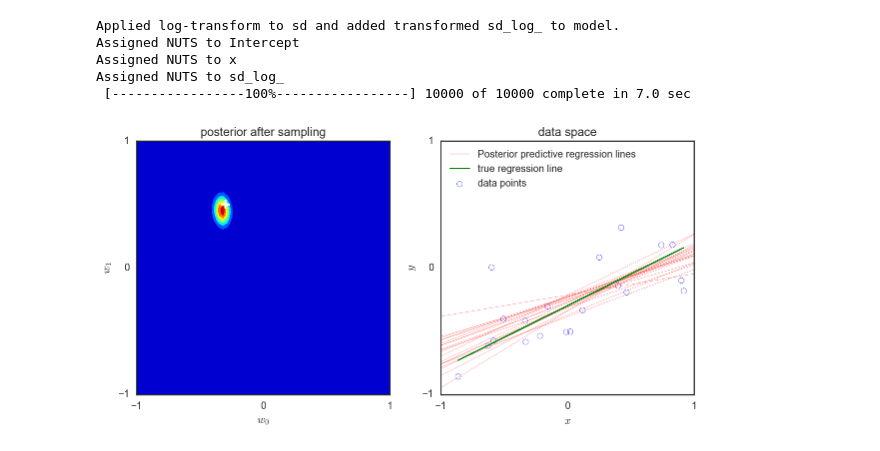
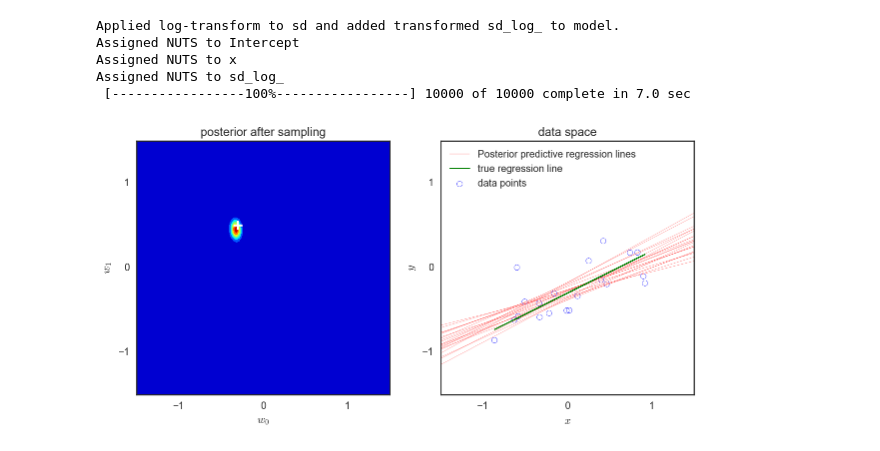
Before and after one commit to AI-Stuff/Various-Machine-Learning-bits, a Jupyter notebook: Bayesian Linear Regression.ipynb, the cells around one changed output. Cells and saved outputs as stored; diff of their text form; code cells hidden in the pictures.

```diff
--- a/Bayesian Linear Regression.ipynb
+++ b/Bayesian Linear Regression.ipynb
@@ -207,28 +207,28 @@ Assigned NUTS to sd_log_
 # %%
 cov = pmc.trace_cov(trace, vars=['Intercept', 'x'])
 
 rv = stats.multivariate_normal(mean=[trace.point(-1)['Intercept'], trace.point(-1)['x']], cov=alpha**-1*cov)
 Z = rv.pdf(grid)
 
 fig, (ax1, ax2) = plt.subplots(1, 2, figsize=(10,8))
 
 # Left plot
 ax1.contourf(xx, yy, Z.reshape(100,100), cmap=plt.cm.jet)
 ax1.scatter(-.3, .5, s=80, c='w', marker='+', lw=2)
 ax1.set(title='posterior after sampling', xlabel='$w_0$', ylabel='$w_1$')
 
 # Right plot
 ax2.scatter(data.iloc[:,0], data.iloc[:,1], s=30, marker='o', facecolors='None', edgecolors='b',
             label='data points')
-pmc.glm.plot_posterior_predictive(trace, samples=20, eval=np.asarray([-1,1]), alpha=0.8, c='r',
+pmc.glm.plot_posterior_predictive(trace, samples=20, eval=np.asarray([g_min,g_max]), alpha=0.8, c='r',
                                   label='Posterior predictive regression lines')
 ax2.plot(x, y_true, c='g', label='true regression line', lw=1)
 ax2.set(title='data space', xlabel='$x$', ylabel='$y$', xlim=(-1,1), ylim=(-1,1))
 ax2.legend(loc=2)
 
 for ax in fig.axes:
-    ax.set(xlim=(-1,1), ylim=(-1,1), aspect='equal')
+    ax.set(xlim=(g_min,g_max), ylim=(g_min,g_max), aspect='equal')
     ax.xaxis.set_ticks([-1,0,1])
     ax.yaxis.set_ticks([-1,0,1])
 # %% [output]
-[figure, old version]
+[figure, new version]
```
